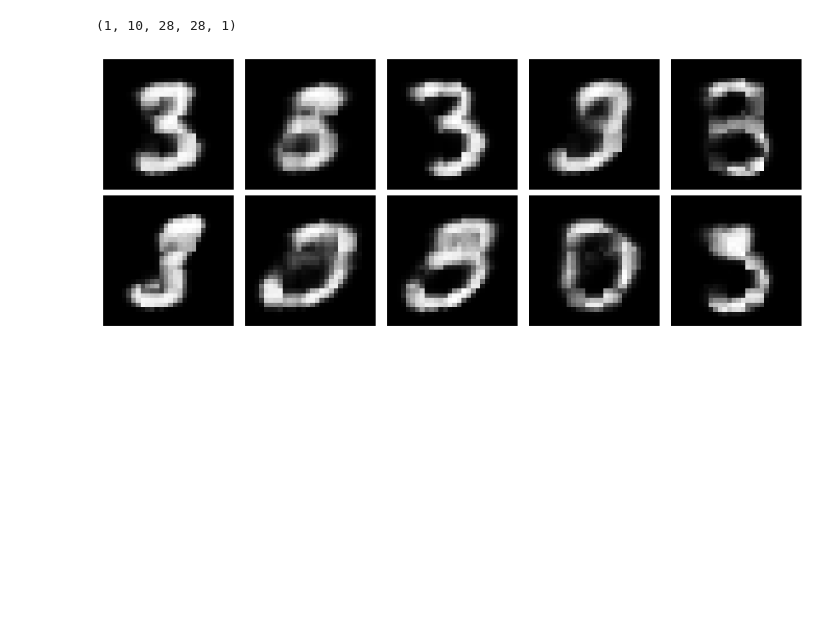
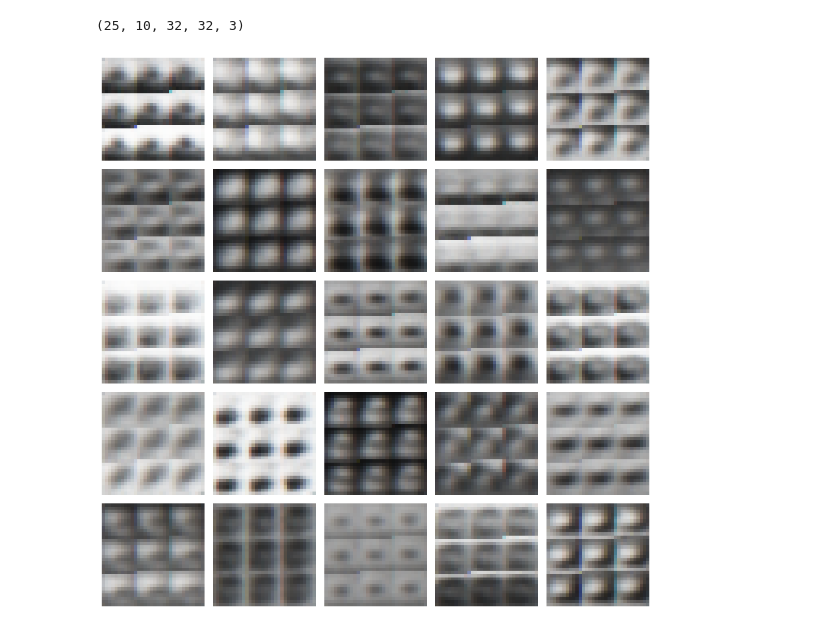
Before and after one commit to MattX20/CCVAE_Jax, a Jupyter notebook: test.ipynb, the cells around one changed output. Cells and saved outputs as stored; diff of their text form; code cells hidden in the pictures; blank space fills up the shorter version.

Commit message:
corrected data loading error on cifar

```diff
--- a/test.ipynb
+++ b/test.ipynb
@@ -25,0 +25,10 @@ scale_factor = 1.
+# %%
+img_shape, loader_dict, size_dict = get_data_loaders(dataset_name=dataset_name,
+                                          p_test=0.2,
+                                          p_val=0.2,
+                                          p_supervised=0.05,
+                                          batch_size=10,
+                                          num_workers=0,
+                                          seed=seed)
+
+scale_factor = 1.
@@ -33,5 +50,5 @@ m2_vae = M2VAE(encoder_class,
                distribution=distribution
 )
 # %%
-with open("./model_weights/m2MNIST.pkl", 'rb') as file:
+with open("./model_weights/m2" + dataset_name + ".pkl", 'rb') as file:
     params=pickle.load(file)
@@ -41,33 +85,34 @@ ys = jnp.array([3 for _ in range(10)])
 # %%
-predictive = Predictive(m2_vae.model_supervised, params=params, num_samples=1 ,return_sites=["loc"])
+predictive = Predictive(m2_vae.model_supervised, params=params, num_samples=25 ,return_sites=["loc"])
 
-# Generate predictions
-rng_key = jax.random.PRNGKey(0)  # Use an appropriate random key
+rng_key = jax.random.PRNGKey(0)
 predictions = predictive(rng_key, xs, ys)
 
-# Extract the 'loc'
 loc = predictions['loc']
 
-# Now loc contains the values you're interested in
 print(loc.shape)
 # %% [output]
-(1, 10, 28, 28, 1)
+(25, 10, 32, 32, 3)
+# %%
+class_number = 5
 # %%
-# Set the number of rows and columns for the plot grid
-n_rows = 2
+n_rows = 5
 n_cols = 5
 
-# Create a figure with subplots
 plt.figure(figsize=(n_cols * 2, n_rows * 2))
 for i in range(n_rows * n_cols):
     plt.subplot(n_rows, n_cols, i + 1)
-    # Select the i-th image and reshape it to 28x28
-    image = loc[0, i].reshape(28, 28)
-    plt.imshow(image, cmap='gray')  # cmap='gray' is for grayscale
+    image = loc[i, class_number]
+
+    if dataset_name == "MNIST":
+        image = image.squeeze(-1)
+        plt.imshow(image, cmap='gray')
+    elif dataset_name == "CIFAR10":
+        plt.imshow(image)
     plt.axis('off')  # Turn off the axis labels
 
 # Adjust layout and show the plot
 plt.tight_layout()
 plt.show()
 # %% [output]
-[figure, old version]
+[figure, new version]
```
Also changed, not shown: parts of 5 cells of this notebook, 4 other files.
